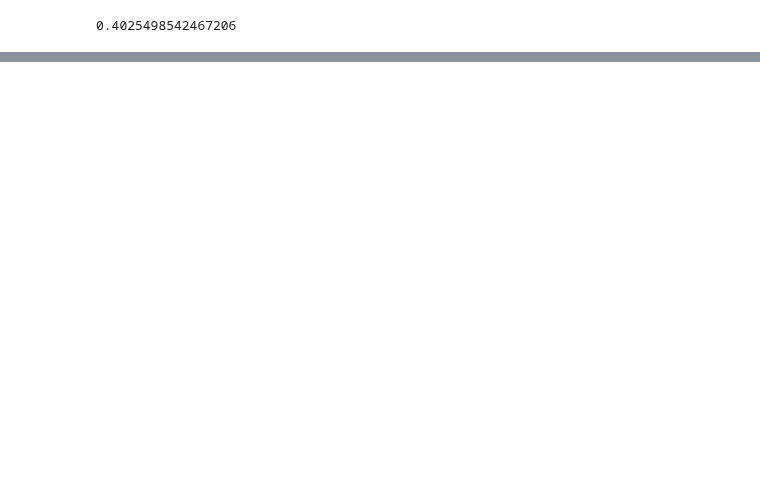
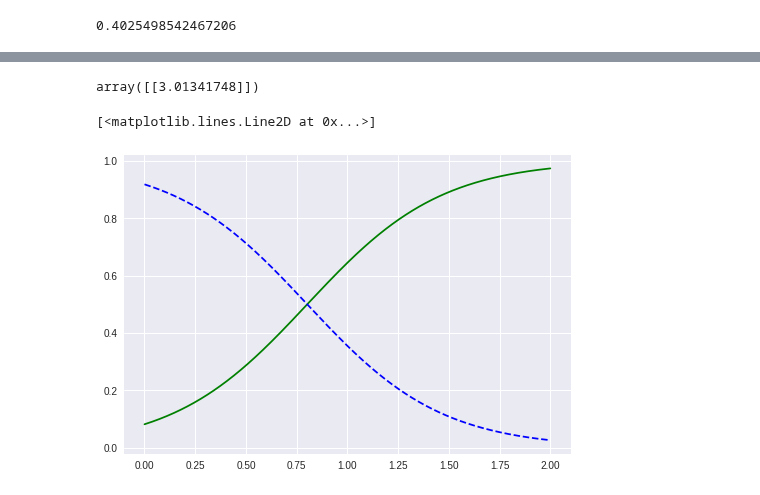
Before and after one commit to alexamies/chinesenotes.com, a Jupyter notebook: colab/querying_cnotes.ipynb, the cells around one changed output, grey strips where cells are left out. Saved outputs shown, nothing was run; the diff lists cells and outputs as text; code cells hidden in the pictures; blank space fills up the shorter version.

```diff
--- a/colab/querying_cnotes.ipynb
+++ b/colab/querying_cnotes.ipynb
@@ -104,0 +122,21 @@ not_relevant_df.plot.scatter(x = 'Sim Words', y = 'Sim Bigrams', color='Red', la
+# %%
+from sklearn.linear_model import LogisticRegression
+
+# Train
+X = relevance_df["Sim Bigrams"]
+X = X[:, np.newaxis]
+y = relevance_df["Relevant"].astype(np.int)
+model = LogisticRegression()
+model.fit(X, y)
+#model.coef_
+# %% [output]
+array([[3.01341748]])
+# %%
+# Plot results
+X_p = np.linspace(0, 2, 1000).reshape(-1, 1)
+y_p = model.predict_proba(X_p)
+plt.plot(X_p, y_p[:, 1], "g-", label="Relevant")
+plt.plot(X_p, y_p[:, 0], "b--", label="Not Relevant")
+# %% [output]
+[<matplotlib.lines.Line2D at 0x...>]
+[figure, added]
```
Also changed, not shown: parts of 20 cells of this notebook.
